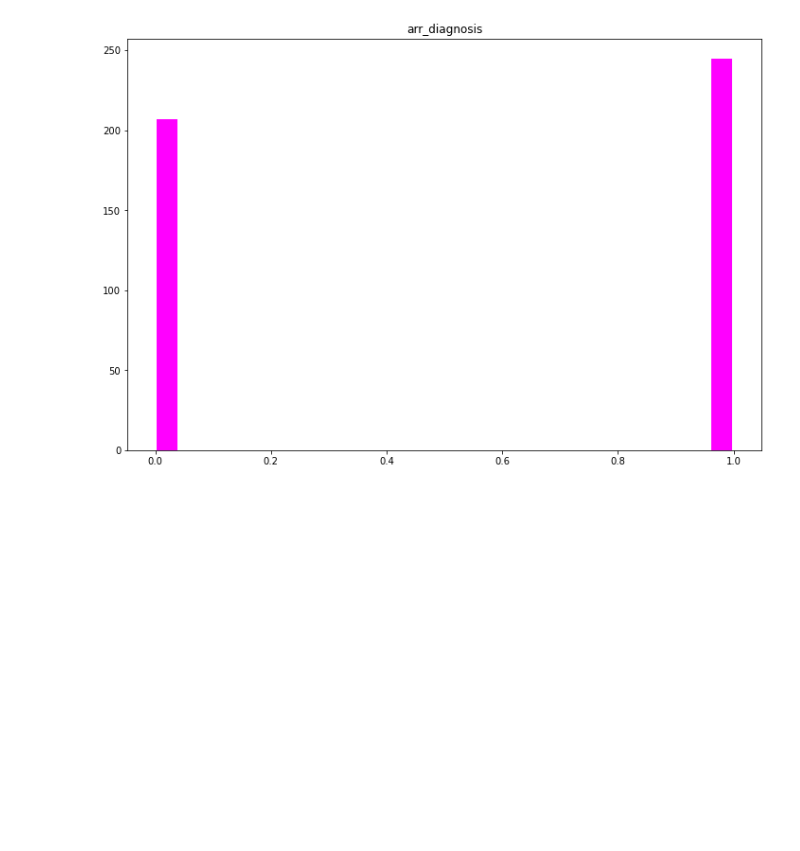
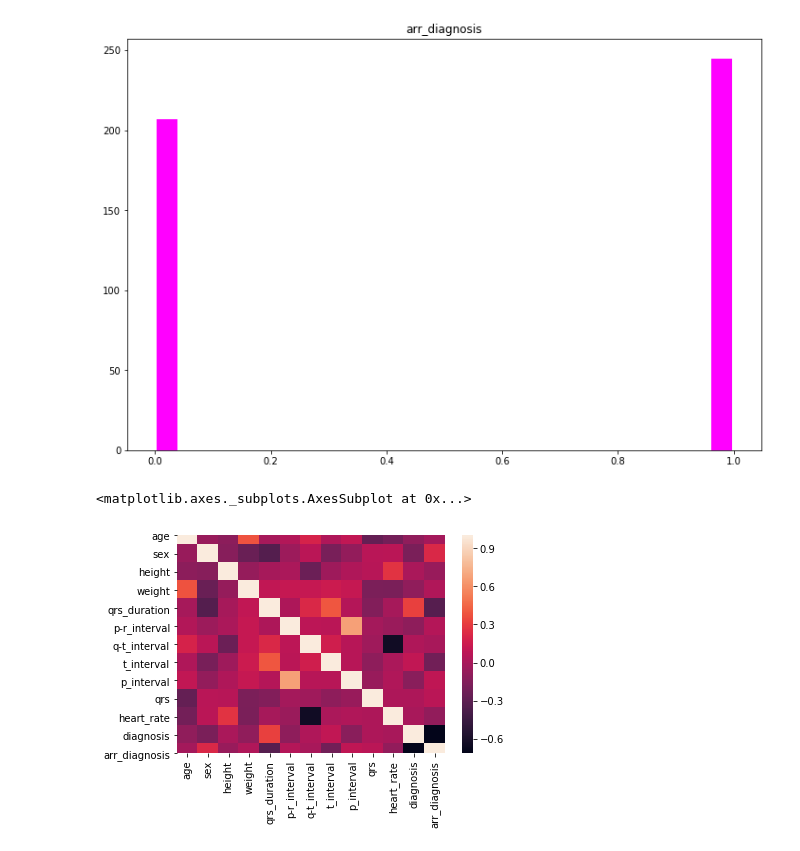
Before and after one commit to Almandiro/Rutgers_DS_Project_1, a Jupyter notebook: clean_heart_data_jg.ipynb, the cells around one changed output. Saved outputs shown, nothing was run; the diff lists cells and outputs as text; code cells hidden in the pictures; blank space fills up the shorter version.

Commit message:
sns heatmap starter code

```diff
--- a/clean_heart_data_jg.ipynb
+++ b/clean_heart_data_jg.ipynb
@@ -160,3 +170,8 @@ ax = replaced_df.hist(column='heart_rate', bins=25, grid=False, figsize=(12,8),
 ax = replaced_df.hist(column='arr_diagnosis', bins=25, grid=False, figsize=(12,8), color='magenta', zorder=2, rwidth=0.9)
 # %% [output]
 [figure]
+# %%
+sns.heatmap(replaced_df.corr())
+# %% [output]
+<matplotlib.axes._subplots.AxesSubplot at 0x...>
+[figure, added]
```
Also changed, not shown: parts of 6 cells of this notebook.
